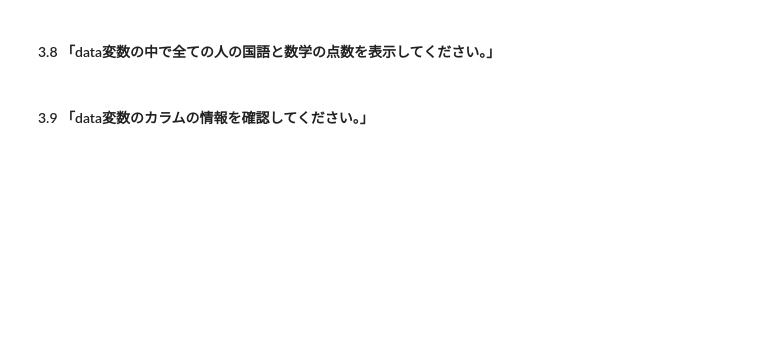
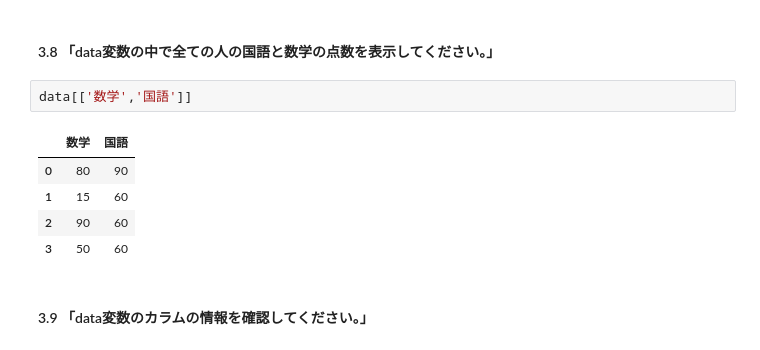
Before and after one commit to wataridmm/practice, a Jupyter notebook: pandas_editor.ipynb, the cells around one changed output. Cells and saved outputs as stored; diff of their text form; blank space fills up the shorter version.

```diff
--- a/pandas_editor.ipynb
+++ b/pandas_editor.ipynb
@@ -188,4 +194,12 @@ len(data[data['数学'] >= 50])
 # %% [markdown]
 #### 3.8 「data変数の中で全ての人の国語と数学の点数を表示してください。」
+# %%
+data[['数学','国語']]
+# %% [output]
+|  | 数学 | 国語 |
+| 0 | 80 | 90 |
+| 1 | 15 | 60 |
+| 2 | 90 | 60 |
+| 3 | 50 | 60 |
 # %% [markdown]
 #### 3.9 「data変数のカラムの情報を確認してください。」
```
Also changed, not shown: parts of 7 cells of this notebook.
